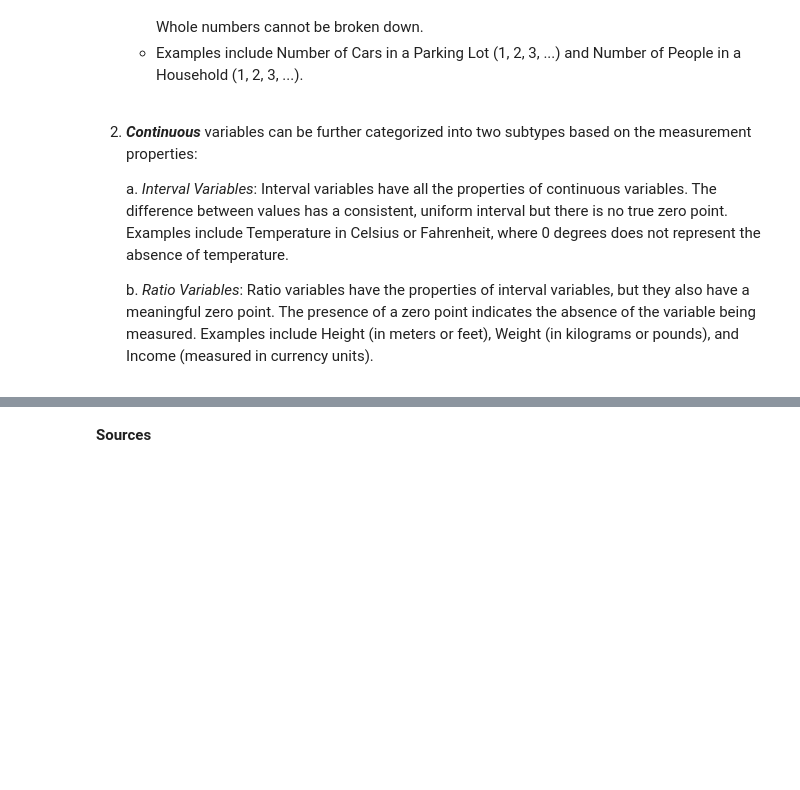
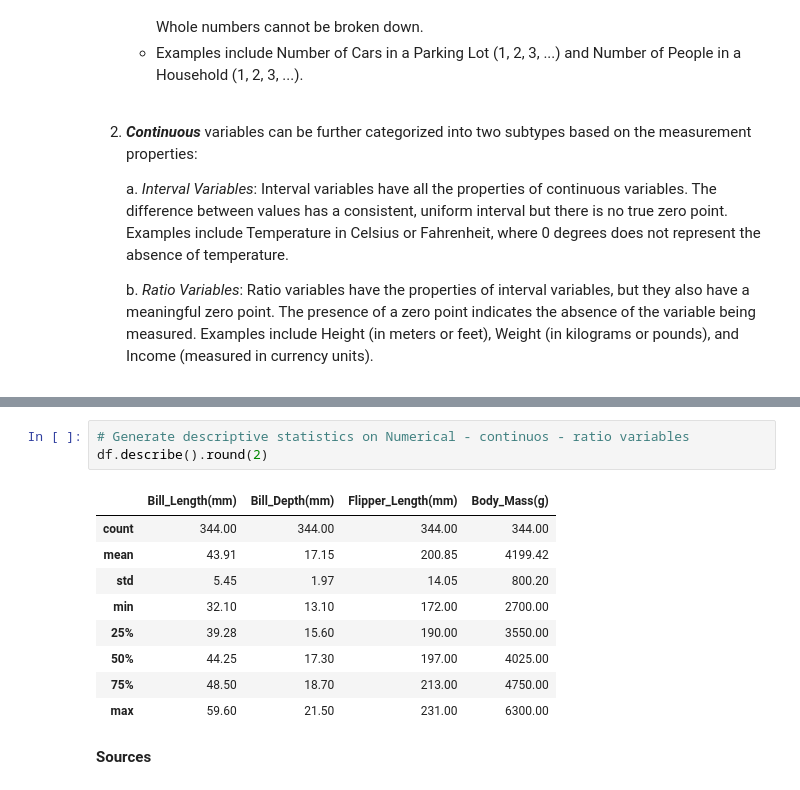
Before and after one commit to Cecilia8989/fund_data_analysis, a Jupyter notebook: task.ipynb, the cells around one changed output, grey strips where cells are left out. Saved outputs shown, nothing was run; the diff lists cells and outputs as text; blank space fills up the shorter version.

```diff
--- a/task.ipynb
+++ b/task.ipynb
@@ -437,3 +546,16 @@ Quantitative variables serve to represent measurable quantities and are expresse
+# %%
+# Generate descriptive statistics on Numerical - continuos - ratio variables
+df.describe().round(2)
+# %% [output]
+|  | Bill_Length(mm) | Bill_Depth(mm) | Flipper_Length(mm) | Body_Mass(g) |
+| count | 344.00 | 344.00 | 344.00 | 344.00 |
+| mean | 43.91 | 17.15 | 200.85 | 4199.42 |
+| std | 5.45 | 1.97 | 14.05 | 800.20 |
+| min | 32.10 | 13.10 | 172.00 | 2700.00 |
+| 25% | 39.28 | 15.60 | 190.00 | 3550.00 |
+| 50% | 44.25 | 17.30 | 197.00 | 4025.00 |
+| 75% | 48.50 | 18.70 | 213.00 | 4750.00 |
+| max | 59.60 | 21.50 | 231.00 | 6300.00 |
 # %% [markdown]
 **Sources**
 # %% [markdown]
```
Also changed, not shown: parts of 27 cells of this notebook, 1 other file.
